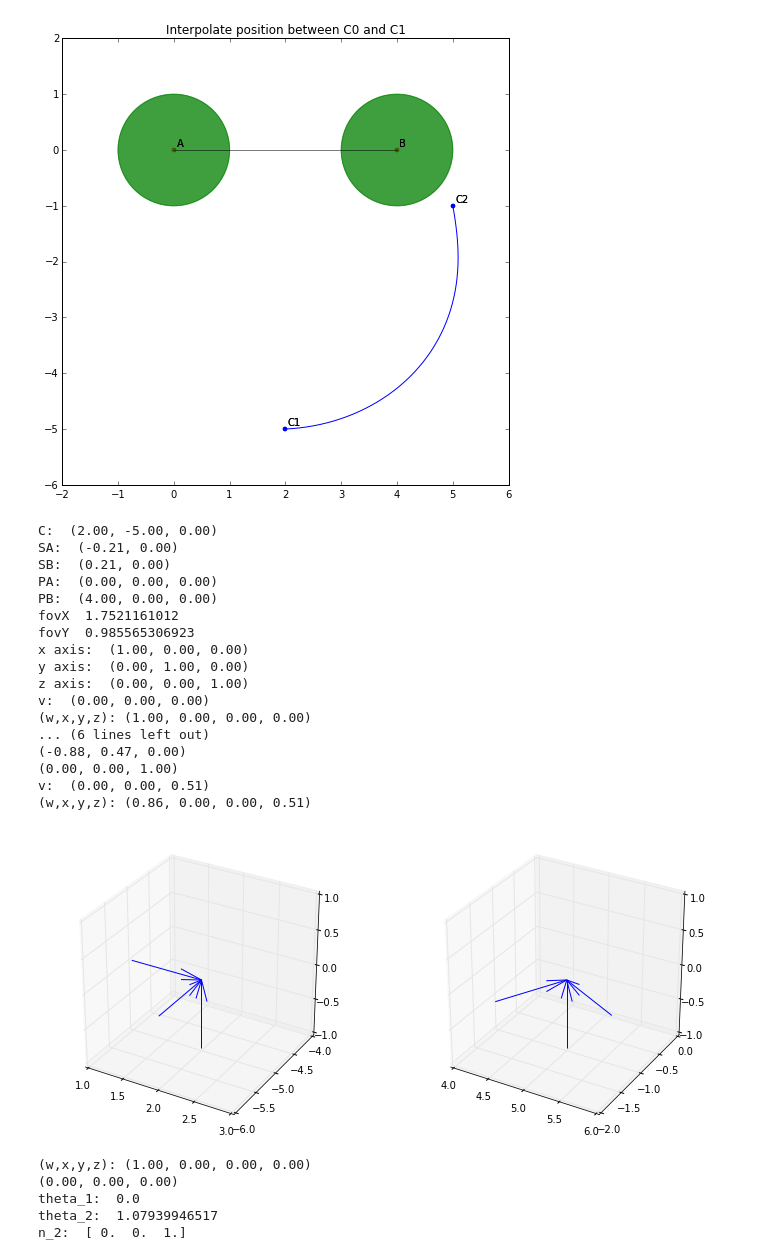
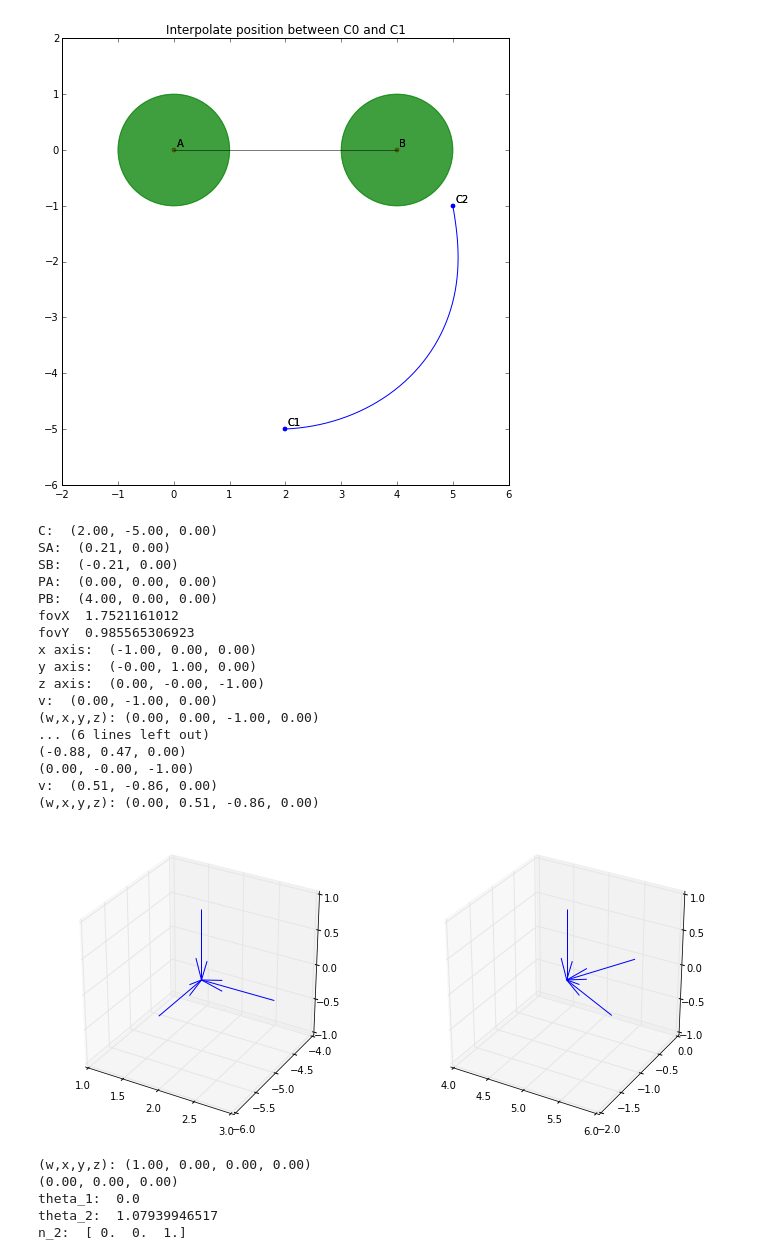
Before and after one commit to njoubert/spooky, a Jupyter notebook: experiments/ipython/10 - JE - Orientation Interpolation.ipynb, the cells around one changed output. Saved outputs shown, nothing was run; the diff lists cells and outputs as text; code cells hidden in the pictures.

```diff
--- a/experiments/ipython/10 - JE - Orientation Interpolation.ipynb
+++ b/experiments/ipython/10 - JE - Orientation Interpolation.ipynb
@@ -101,8 +101,8 @@ plt.plot(sigma[:,0],sigma[:,1])
 aspect = 16./9
 
 # apex shot
-SA_1 = toric.Vector2(-0.21, 0)#toric.Vector2(0.33, 0.5)
-SB_1 = toric.Vector2(0.21, 0)#toric.Vector2(0.66, 0.5)
+SA_1 = toric.Vector2(0.21, 0)#toric.Vector2(0.33, 0.5)
+SB_1 = toric.Vector2(-0.21, 0)#toric.Vector2(0.66, 0.5)
 fovX_1 = toric.RadianPi(2 * np.arctan(6./5)) # geometrically calculated by hand
 fovY_1 = toric.RadianPi(fovX_1.valueRadians() / aspect)
 
@@ -160,44 +160,44 @@ soa_1 = np.array( [[C_1.x(), C_1.y(), C_1.z(), rotation_1.xAxis().x(), rotation_
                    [C_1.x(), C_1.y(), C_1.z(), rotation_1.yAxis().x(), rotation_1.yAxis().y(), rotation_1.yAxis().z()],
                    [C_1.x(), C_1.y(), C_1.z(), rotation_1.zAxis().x(), rotation_1.zAxis().y(), rotation_1.zAxis().z()]])
 
 X_1,Y_1,Z_1,U_1,V_1,W_1 = zip(*soa_1)
 f1.quiver(X_1,Y_1,Z_1,U_1,V_1,W_1)
 
 f1.set_xlim([C_1.x()-1,C_1.x()+1])
 f1.set_ylim([C_1.y()-1,C_1.y()+1])
 f1.set_zlim([C_1.z()-1,C_1.z()+1])
 
 soa_2 = np.array( [[C_2.x(), C_2.y(), C_2.z(), rotation_2.xAxis().x(), rotation_2.xAxis().y(), rotation_2.xAxis().z()],
                    [C_2.x(), C_2.y(), C_2.z(), rotation_2.yAxis().x(), rotation_2.yAxis().y(), rotation_2.yAxis().z()],
                    [C_2.x(), C_2.y(), C_2.z(), rotation_2.zAxis().x(), rotation_2.zAxis().y(), rotation_2.zAxis().z()]])
 
 X_2,Y_2,Z_2,U_2,V_2,W_2 = zip(*soa_2)
 f2.quiver(X_2,Y_2,Z_2,U_2,V_2,W_2)
 
 f2.set_xlim([C_2.x()-1,C_2.x()+1])
 f2.set_ylim([C_2.y()-1,C_2.y()+1])
 f2.set_zlim([C_2.z()-1,C_2.z()+1])
 
 plt.show()
 # %% [output]
 C:  (2.00, -5.00, 0.00)
-SA:  (-0.21, 0.00)
-SB:  (0.21, 0.00)
+SA:  (0.21, 0.00)
+SB:  (-0.21, 0.00)
 PA:  (0.00, 0.00, 0.00)
 PB:  (4.00, 0.00, 0.00)
 fovX  1.7521161012
 fovY  0.985565306923
-x axis:  (1.00, 0.00, 0.00)
-y axis:  (0.00, 1.00, 0.00)
-z axis:  (0.00, 0.00, 1.00)
-v:  (0.00, 0.00, 0.00)
-(w,x,y,z): (1.00, 0.00, 0.00, 0.00)
+x axis:  (-1.00, 0.00, 0.00)
+y axis:  (-0.00, 1.00, 0.00)
+z axis:  (0.00, -0.00, -1.00)
+v:  (0.00, -1.00, 0.00)
+(w,x,y,z): (0.00, 0.00, -1.00, 0.00)
 ... (6 lines left out)
 (-0.88, 0.47, 0.00)
-(0.00, 0.00, 1.00)
-v:  (0.00, 0.00, 0.51)
-(w,x,y,z): (0.86, 0.00, 0.00, 0.51)
+(0.00, -0.00, -1.00)
+v:  (0.51, -0.86, 0.00)
+(w,x,y,z): (0.00, 0.51, -0.86, 0.00)
-[figure, old version]
+[figure, new version]
 # %%
 gs = gridspec.GridSpec(2, 2, width_ratios=[1,1], height_ratios=[1,1,1])
 fig = plt.figure()
```
Also changed, not shown: 2 other files.
